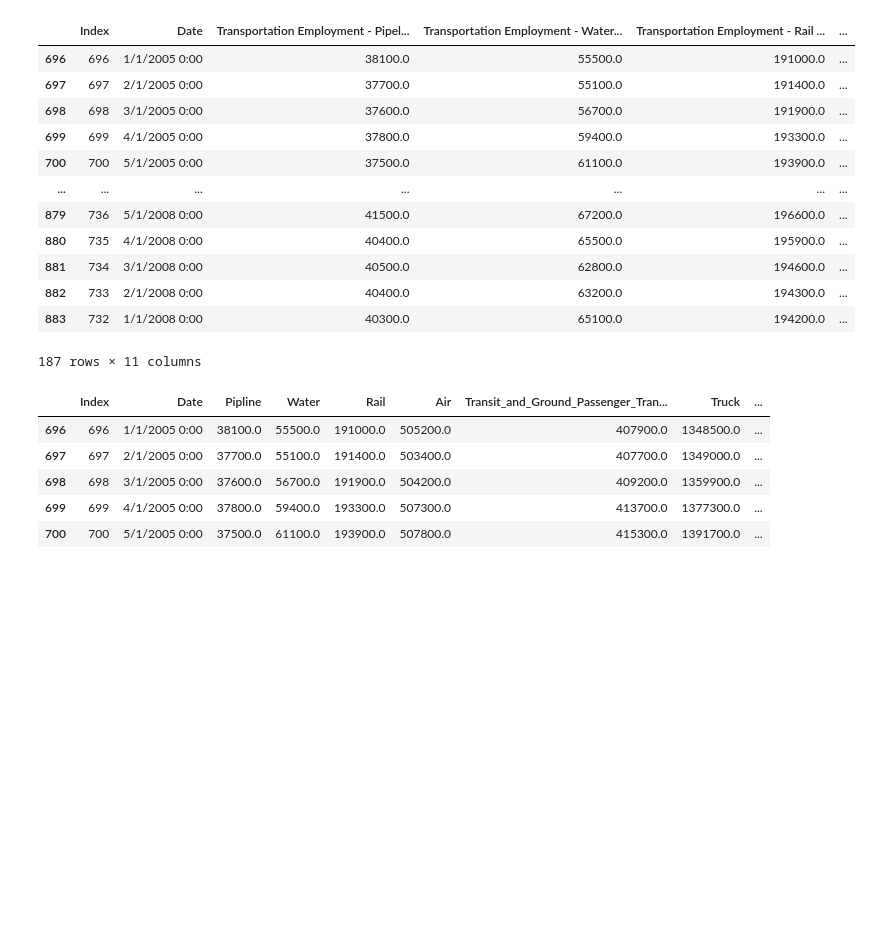
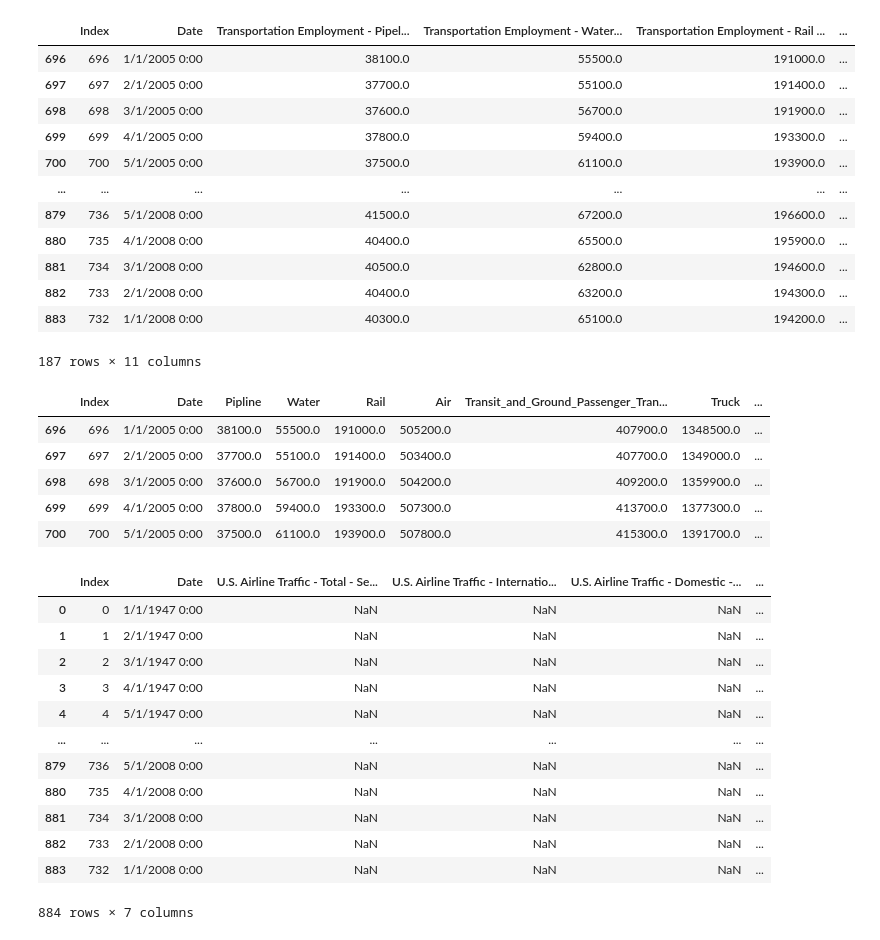
Before and after one commit to RBLevine/ETL-Project, a Jupyter notebook: CSVCleanUp/CSV_Cleanup.ipynb, the cells around one changed output. Cells and saved outputs as stored; diff of their text form; code cells hidden in the pictures; blank space fills up the shorter version.

```diff
--- a/CSVCleanUp/CSV_Cleanup.ipynb
+++ b/CSVCleanUp/CSV_Cleanup.ipynb
@@ -252,3 +252,24 @@ transportation_df.head()
 # %%
 # save to new CSV
 transportation_csv = transportation_df.to_csv('Cleaned_Transportation_Employment.csv', index = True)
+# %%
+# File to Load (Remember to Change These)
+file_to_load = "../ETL_CSV_Files/US_Air.csv"
+
+# Read File and store into Pandas data frame
+US_Air = pd.read_csv(file_to_load)
+US_Air
+# %% [output]
+|  | Index | Date | U.S. Airline Traffic - Total - Se... | U.S. Airline Traffic - Internatio... | U.S. Airline Traffic - Domestic -... | ... |
+| 0 | 0 | 1/1/1947 0:00 | NaN | NaN | NaN | ... |
+| 1 | 1 | 2/1/1947 0:00 | NaN | NaN | NaN | ... |
+| 2 | 2 | 3/1/1947 0:00 | NaN | NaN | NaN | ... |
+| 3 | 3 | 4/1/1947 0:00 | NaN | NaN | NaN | ... |
+| 4 | 4 | 5/1/1947 0:00 | NaN | NaN | NaN | ... |
+| ... | ... | ... | ... | ... | ... | ... |
+| 879 | 736 | 5/1/2008 0:00 | NaN | NaN | NaN | ... |
+| 880 | 735 | 4/1/2008 0:00 | NaN | NaN | NaN | ... |
+| 881 | 734 | 3/1/2008 0:00 | NaN | NaN | NaN | ... |
+| 882 | 733 | 2/1/2008 0:00 | NaN | NaN | NaN | ... |
+| 883 | 732 | 1/1/2008 0:00 | NaN | NaN | NaN | ... |
+884 rows × 7 columns
```
Also changed, not shown: parts of 6 cells of this notebook, 8 other files.
